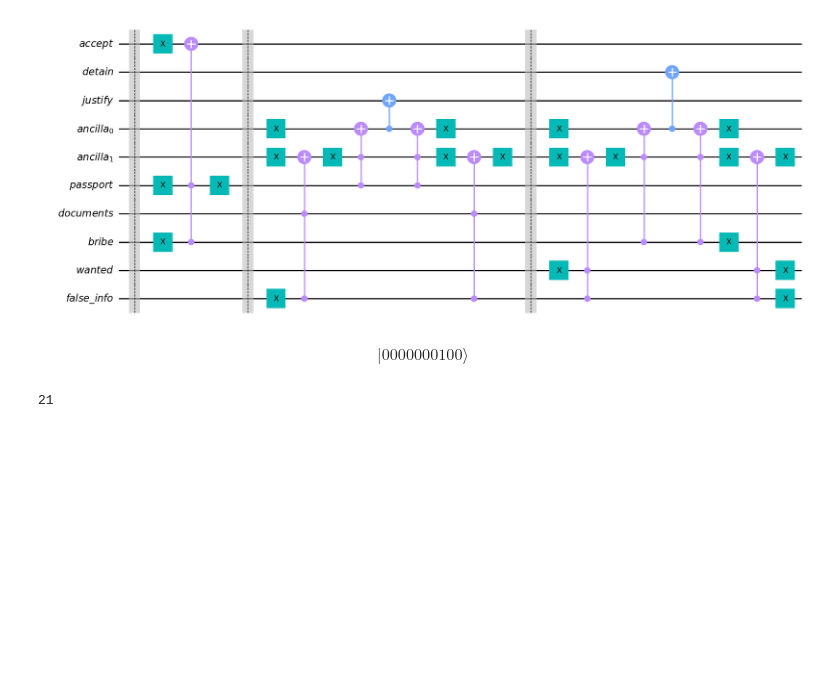
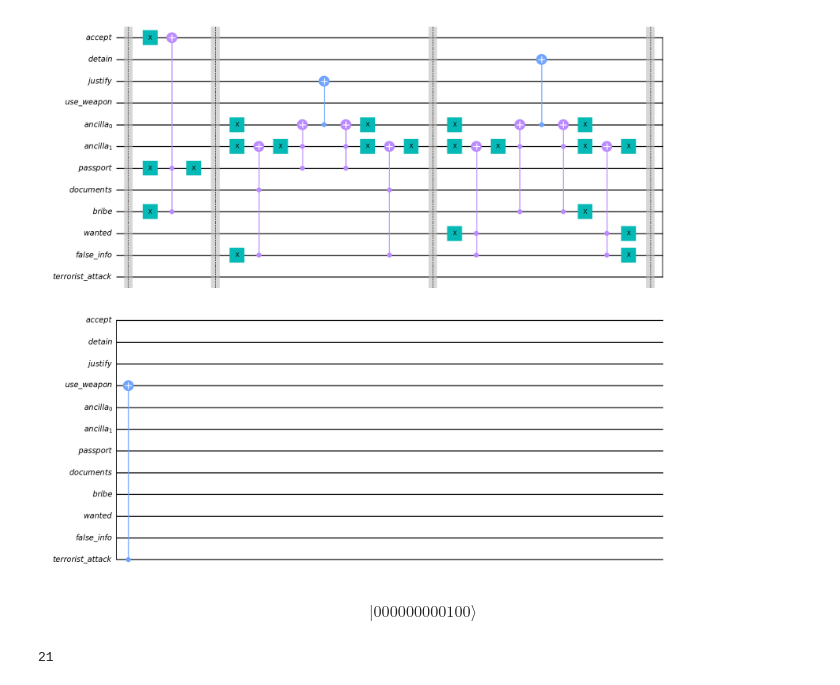
Before and after one commit to Dpbm/QPapersPlease, a Jupyter notebook: papers-please.ipynb, the cells around one changed output. Drawn from its saved outputs; the diff is of its cells as text; code cells hidden in the pictures; blank space fills up the shorter version.

Commit message:
added terrorist attack

```diff
--- a/papers-please.ipynb
+++ b/papers-please.ipynb
@@ -13,9 +14,14 @@ wanted = QuantumRegister(1, name="wanted")
 passport = QuantumRegister(1, name="passport")
 other_documents = QuantumRegister(1, name="documents")
 
+attack = QuantumRegister(1, name="terrorist_attack")
+weapon = QuantumRegister(1, name="use_weapon")
+
 ancilla = AncillaRegister(2, name="ancilla")
 # %%
-qc = QuantumCircuit(accept, detain, justify, ancilla, passport, other_documents, bribe, wanted, false_info)
+qc = QuantumCircuit(accept, detain, justify, weapon, ancilla, passport, other_documents, bribe, wanted, false_info, attack)
+
+#qc.x(passport)
 
 qc.barrier()
 
@@ -35,35 +41,39 @@ qc.x(ancilla[-1])
 qc.ccx(passport, ancilla[-1], ancilla[-2])
 qc.cx(ancilla[-2], justify)
 qc.ccx(passport, ancilla[-1], ancilla[-2])
 qc.x(ancilla[-1])
 qc.ccx(false_info, other_documents, ancilla[-1])
 qc.x(ancilla[-1])
 qc.x(ancilla[-2])
 
 qc.barrier()
 
 
 qc.x(wanted)
 qc.x(ancilla[-1])
 qc.x(ancilla[-2])
 qc.ccx(false_info, wanted, ancilla[-1])
 qc.x(ancilla[-1])
 qc.ccx(bribe, ancilla[-1], ancilla[-2])
 qc.cx(ancilla[-2], detain)
 qc.ccx(bribe, ancilla[-1], ancilla[-2])
 qc.x(ancilla[-1])
 qc.ccx(false_info, wanted, ancilla[-1])
 qc.x(false_info)
 qc.x(wanted)
 qc.x(bribe)
 qc.x(ancilla[-1])
 qc.x(ancilla[-2])
 
+qc.barrier()
+
+qc.cx(attack, weapon)
+
 display(qc.draw("mpl"))
 Statevector(qc).draw("latex")
 # %% [output]
-[figure, old version]
+[figure, new version]
-$$ |0000000100\rangle$$
+$$ |000000000100\rangle$$
 # %%
 qc.depth()
 # %% [output]
```
Also changed, not shown: parts of 17 cells of this notebook.
